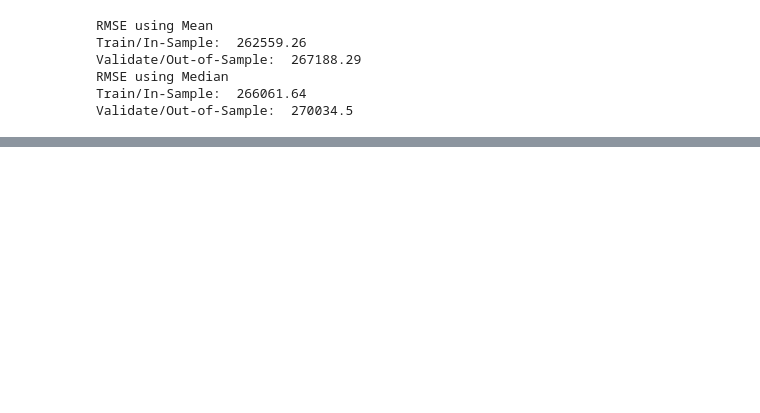
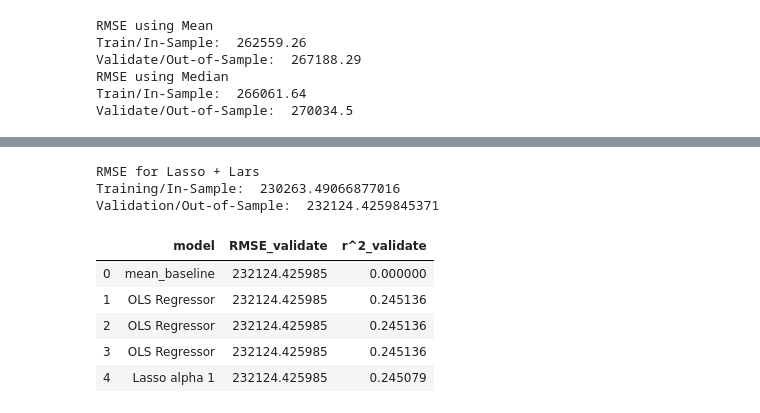
Before and after one commit to QuantumKane/zillow_regression_project, a Jupyter notebook: zillow_explore.ipynb, the cells around one changed output, grey strips where cells are left out. Cells and saved outputs as stored; diff of their text form; code cells hidden in the pictures; blank space fills up the shorter version.

Commit message:
working on modeling

```diff
--- a/zillow_explore.ipynb
+++ b/zillow_explore.ipynb
@@ -461,0 +547,7 @@ Validate/Out-of-Sample:  270034.5
+# %%
+metric_df = metric_df.append({
+    'model': 'OLS Regressor',
+    'RMSE_validate': rmse_validate,
+    'r^2_validate': explained_variance_score(y_validate.appraisal_value, y_validate.appraisal_value_pred_lm)}, ignore_index=True)
+
+metric_df
@@ -461,0 +560,41 @@ Validate/Out-of-Sample:  270034.5
+# %%
+# LassoLars
+
+# create the model object
+lars = LassoLars(alpha=1)
+
+# fit the model to our training data
+lars.fit(X_train, y_train.appraisal_value)
+
+# predict train
+y_train['appraisal_value_pred_lars'] = lars.predict(X_train)
+
+# evaluate: rmse
+rmse_train = mean_squared_error(y_train.appraisal_value, y_train.appraisal_value_pred_lm) ** (1/2)
+
+# predict validate
+y_validate['appraisal_value_pred_lars'] = lars.predict(X_validate)
+
+# evaluate: rmse
+rmse_validate = mean_squared_error(y_validate.appraisal_value, y_validate.appraisal_value_pred_lm) ** (1/2)
+
+print("RMSE for Lasso + Lars\nTraining/In-Sample: ", rmse_train,
+      "\nValidation/Out-of-Sample: ", rmse_validate)
+# %% [output]
+RMSE for Lasso + Lars
+Training/In-Sample:  230263.49066877016
+Validation/Out-of-Sample:  232124.4259845371
+# %%
+metric_df = metric_df.append({
+    'model': 'Lasso alpha 1',
+    'RMSE_validate': rmse_validate,
+    'r^2_validate': explained_variance_score(y_validate.appraisal_value, y_validate.appraisal_value_pred_lars)}, ignore_index=True)
+
+metric_df
+# %% [output]
+|  | model | RMSE_validate | r^2_validate |
+| 0 | mean_baseline | 232124.425985 | 0.000000 |
+| 1 | OLS Regressor | 232124.425985 | 0.245136 |
+| 2 | OLS Regressor | 232124.425985 | 0.245136 |
+| 3 | OLS Regressor | 232124.425985 | 0.245136 |
+| 4 | Lasso alpha 1 | 232124.425985 | 0.245079 |
```
Also changed, not shown: parts of 9 cells of this notebook.
